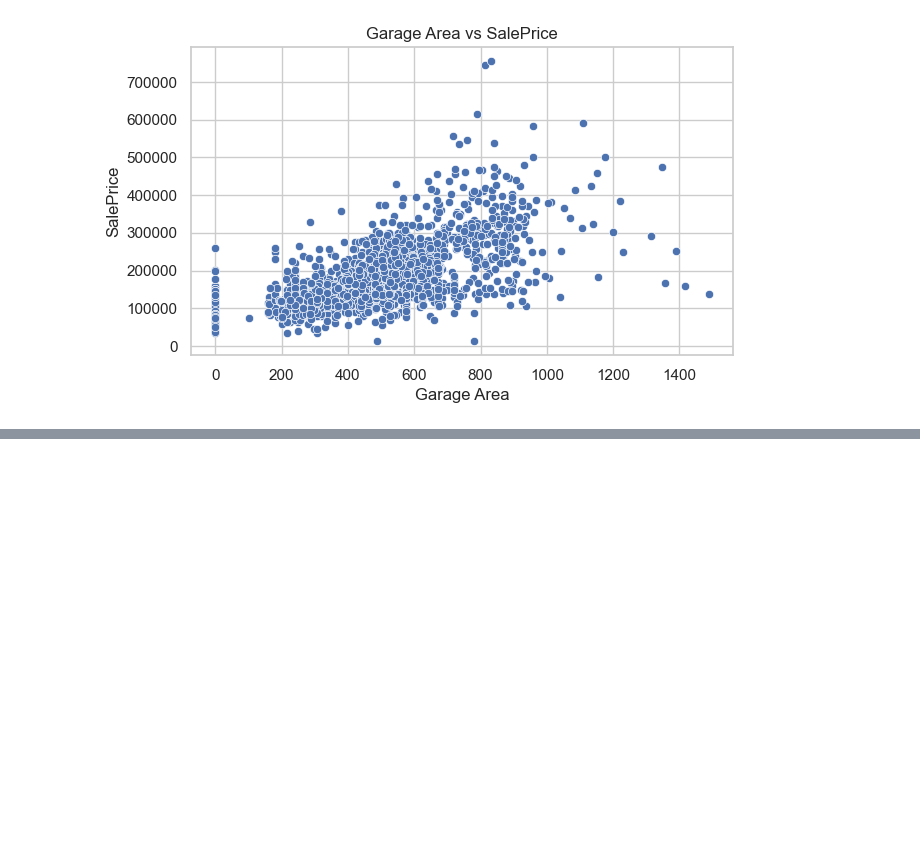
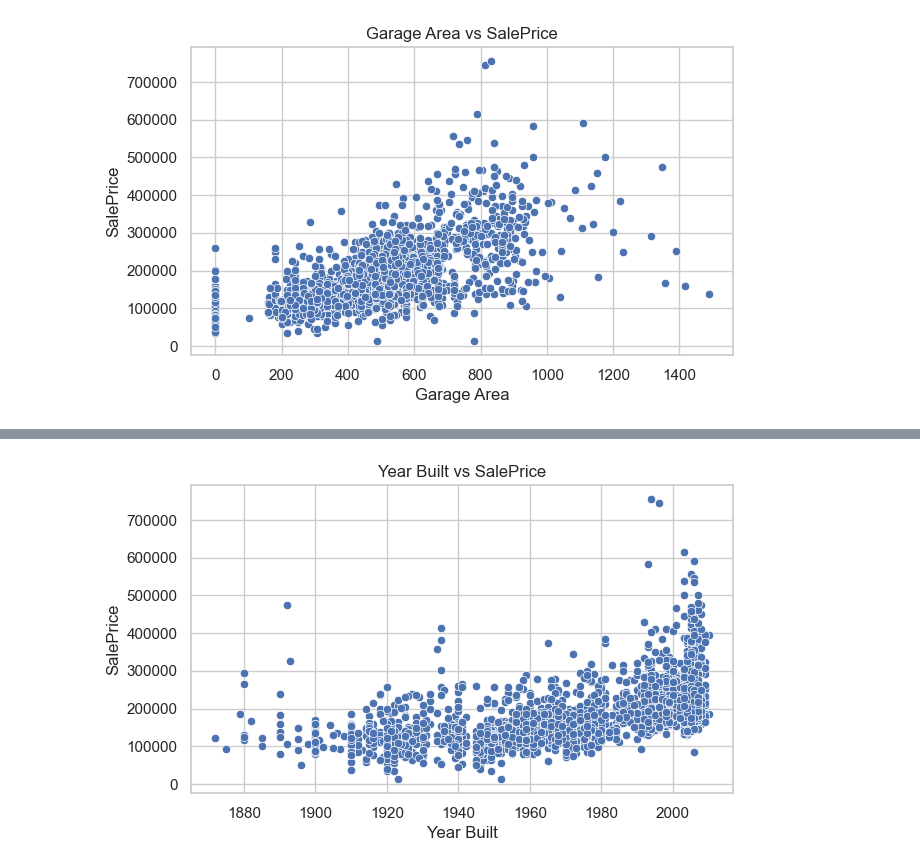
Before and after one commit to sanches-davi/ames-housing-price-prediction, a Jupyter notebook: notebooks/EDA.ipynb, the cells around one changed output, grey strips where cells are left out. Drawn from its saved outputs; the diff is of its cells as text; code cells hidden in the pictures; blank space fills up the shorter version.

```diff
--- a/notebooks/EDA.ipynb
+++ b/notebooks/EDA.ipynb
@@ -397,0 +409,11 @@ plt.show()
+# %%
+# Scatterplot: Year Built vs SalePrice
+
+plt.figure(figsize=(7,4))
+sns.scatterplot(data = train_data, x = 'Year Built', y = 'SalePrice')
+plt.title('Year Built vs SalePrice')
+plt.xlabel('Year Built')
+plt.ylabel('SalePrice')
+plt.show()
+# %% [output]
+[figure, added]
```
Also changed, not shown: parts of 3 cells of this notebook.
